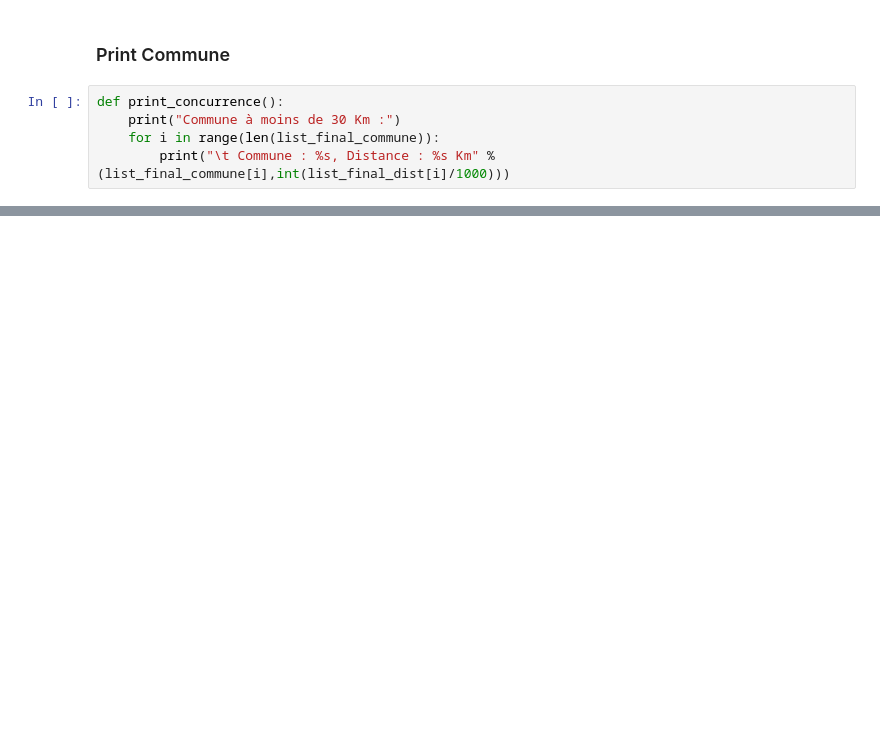
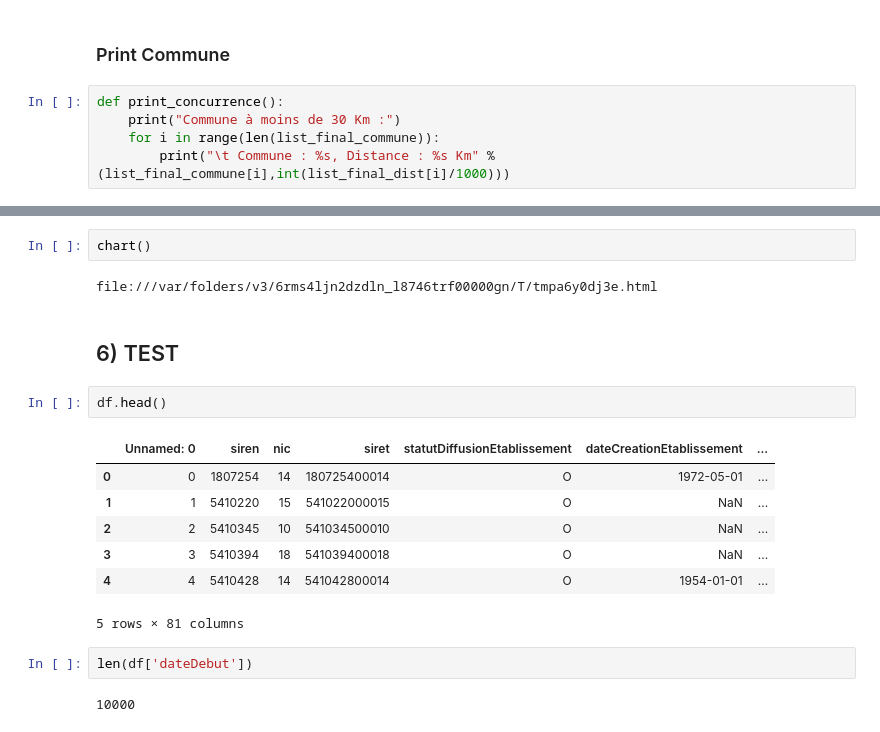
Before and after one commit to morel-hugo/SIREN-SIRET, a Jupyter notebook: Untitled.ipynb, the cells around one changed output, grey strips where cells are left out. Saved outputs shown, nothing was run; the diff lists cells and outputs as text; blank space fills up the shorter version.

```diff
--- a/Untitled.ipynb
+++ b/Untitled.ipynb
@@ -396,0 +382,20 @@ Commune à moins de 30 Km :
+# %%
+chart()
+# %% [output]
+file:///var/folders/v3/6rms4ljn2dzdln_l8746trf00000gn/T/tmpa6y0dj3e.html
+# %% [markdown]
+## 6) TEST
+# %%
+df.head()
+# %% [output]
+|  | Unnamed: 0 | siren | nic | siret | statutDiffusionEtablissement | dateCreationEtablissement | ... |
+| 0 | 0 | 1807254 | 14 | 180725400014 | O | 1972-05-01 | ... |
+| 1 | 1 | 5410220 | 15 | 541022000015 | O | NaN | ... |
+| 2 | 2 | 5410345 | 10 | 541034500010 | O | NaN | ... |
+| 3 | 3 | 5410394 | 18 | 541039400018 | O | NaN | ... |
+| 4 | 4 | 5410428 | 14 | 541042800014 | O | 1954-01-01 | ... |
+5 rows × 81 columns
+# %%
+len(df['dateDebut'])
+# %% [output]
+10000
```
Also changed, not shown: parts of 52 cells of this notebook.
